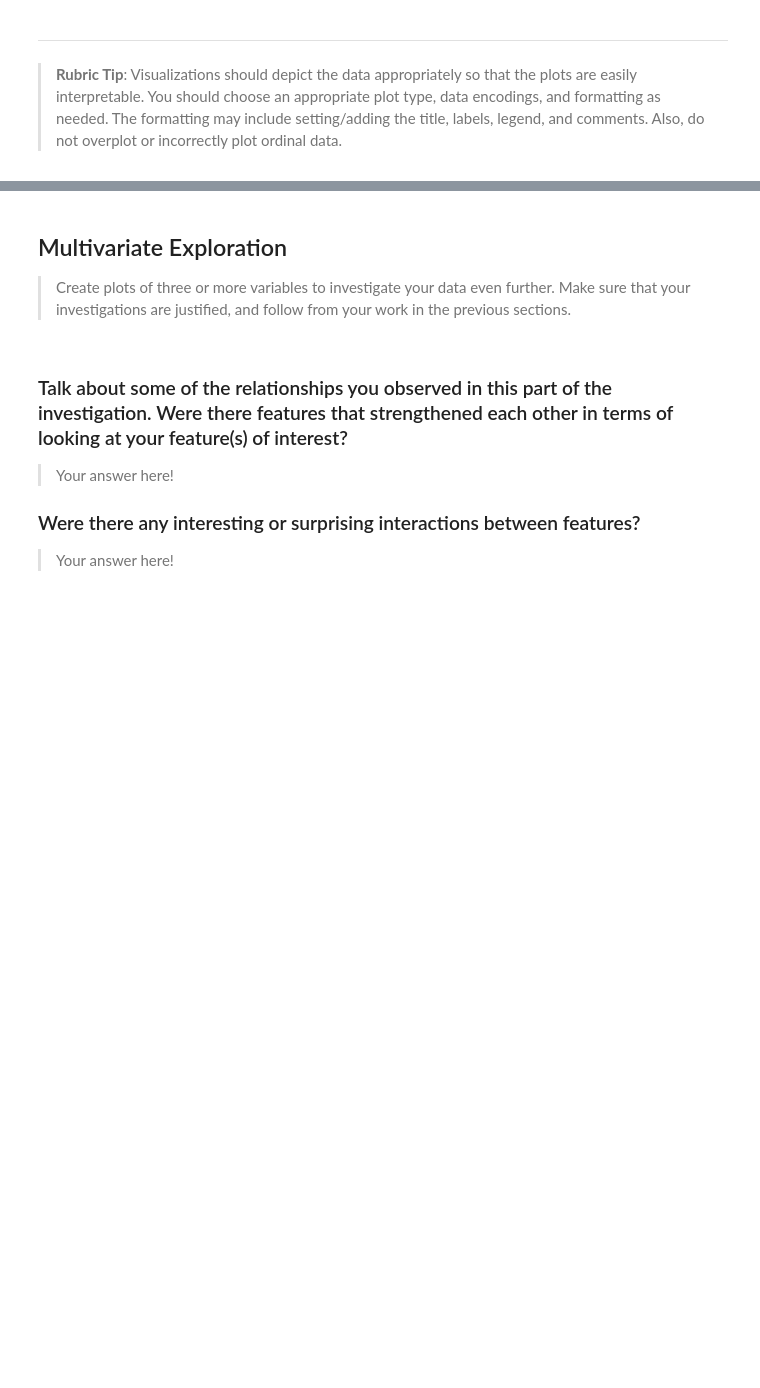
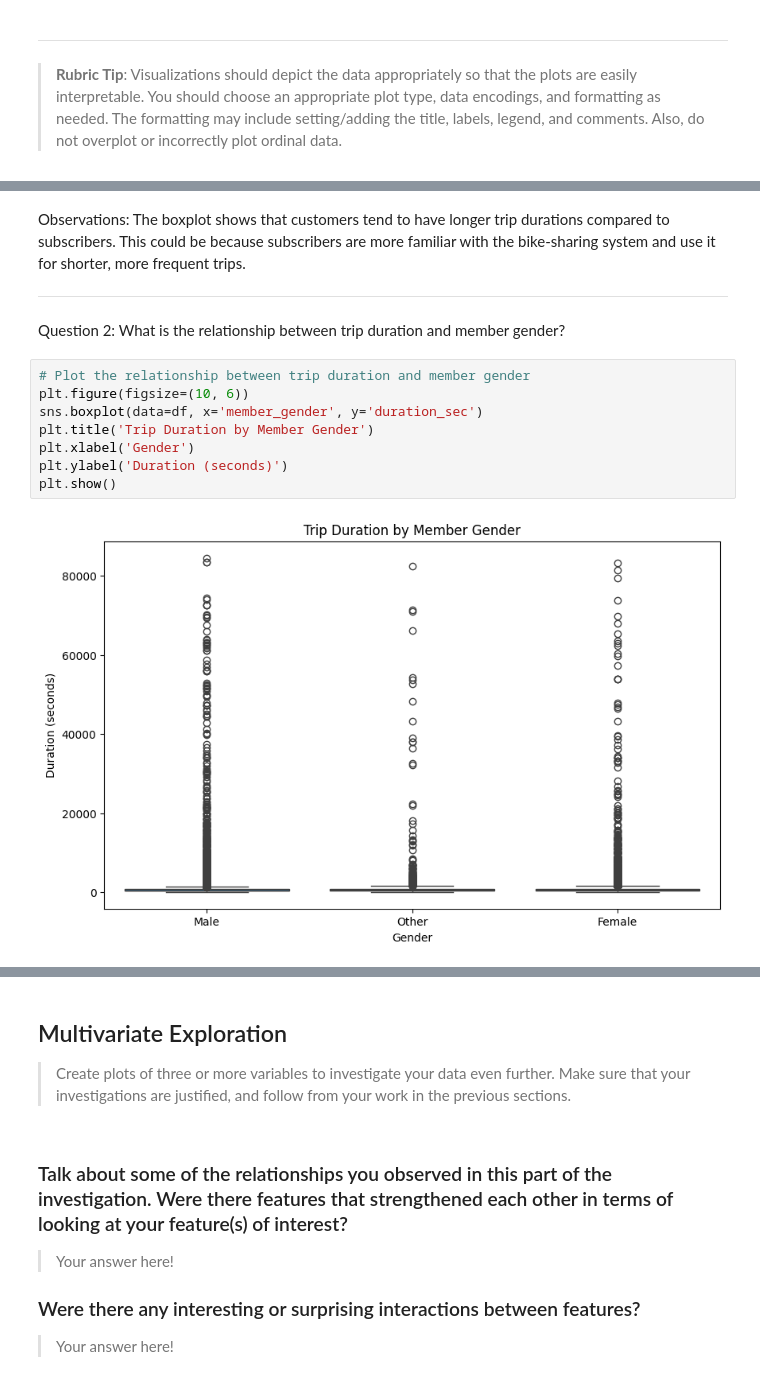
Before and after one commit to JonathanPrentice/Udacity-Data-Analyst-Nanodegree, a Jupyter notebook: Project 3 - Communicate Data Findings/notebooks/Part_I_Exploration.ipynb, the cells around one changed output, grey strips where cells are left out. Cells and saved outputs as stored; diff of their text form; blank space fills up the shorter version.

```diff
--- a/Project 3 - Communicate Data Findings/notebooks/Part_I_Exploration.ipynb
+++ b/Project 3 - Communicate Data Findings/notebooks/Part_I_Exploration.ipynb
@@ -216,0 +239,16 @@ fashion in the previous section (univariate exploration).
+# %% [markdown]
+Observations: The boxplot shows that customers tend to have longer trip durations compared to subscribers. This could be because subscribers are more familiar with the bike-sharing system and use it for shorter, more frequent trips.
+
+---
+# %% [markdown]
+Question 2: What is the relationship between trip duration and member gender?
+# %%
+# Plot the relationship between trip duration and member gender
+plt.figure(figsize=(10, 6))
+sns.boxplot(data=df, x='member_gender', y='duration_sec')
+plt.title('Trip Duration by Member Gender')
+plt.xlabel('Gender')
+plt.ylabel('Duration (seconds)')
+plt.show()
+# %% [output]
+[figure, added]
```
Also changed, not shown: parts of 20 cells of this notebook.
